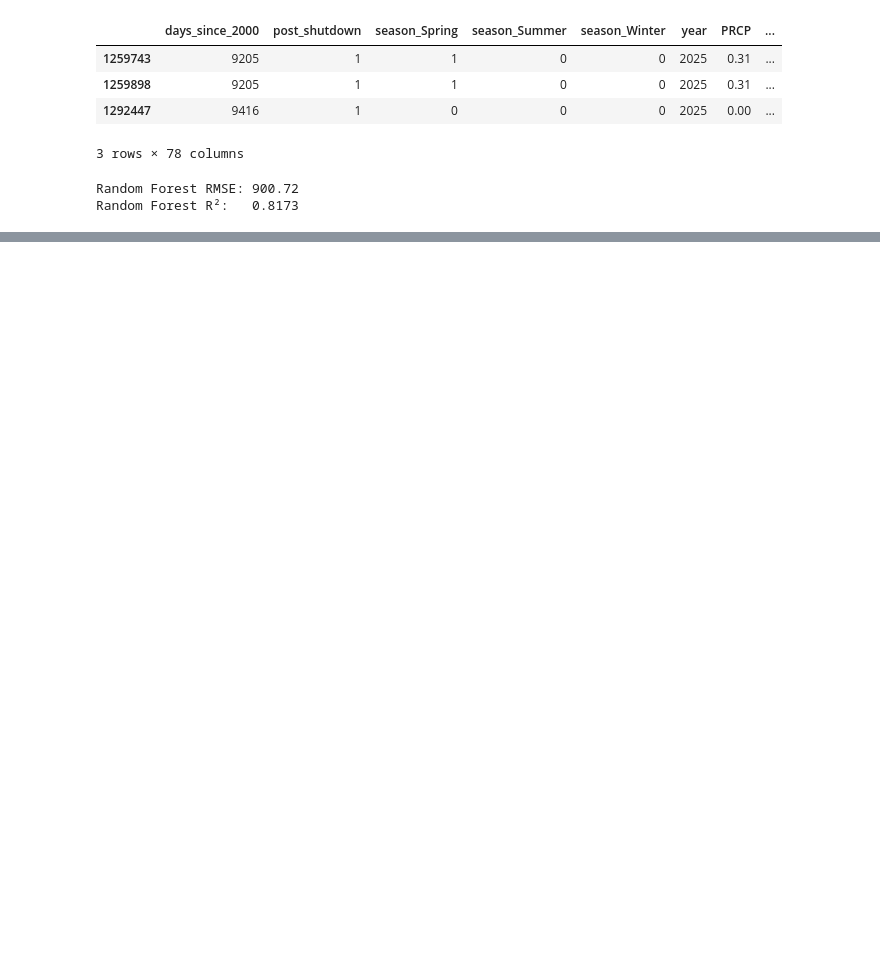
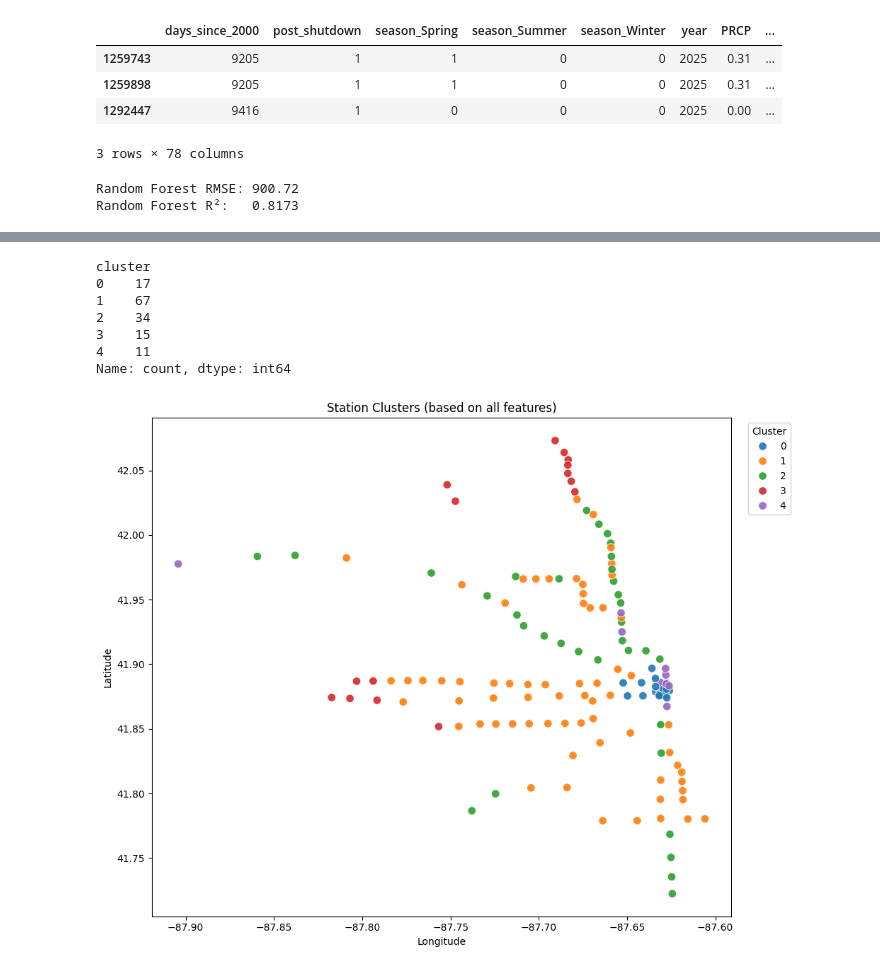
Before and after one commit to azcao95/cta-ridership-w2026-mads-milestone-2, a Jupyter notebook: ridership.ipynb, the cells around one changed output, grey strips where cells are left out. Drawn from its saved outputs; the diff is of its cells as text; code cells hidden in the pictures; blank space fills up the shorter version.

Commit message:
clustering

```diff
--- a/ridership.ipynb
+++ b/ridership.ipynb
@@ -822,0 +974,53 @@ NameError: name 'PCA' is not defined
+# %%
+
+# Use all ridership-average features created in si_gdf_avg_ridership
+exclude_cols = {"MAP_ID", "STATION_NAME", "stationname"}
+clustering_cols = [
+    c for c in si_gdf_avg_ridership.columns
+    if c not in exclude_cols and not c.startswith("geometry")
+]
+
+if not clustering_cols:
+    raise ValueError("No *_avg_rides columns found in si_gdf_avg_ridership.")
+
+# Build clustering matrix (median-impute missing values)
+X_cluster = si_gdf_avg_ridership[clustering_cols].copy()
+X_cluster = X_cluster.apply(pd.to_numeric, errors="coerce")
+X_cluster = X_cluster.fillna(X_cluster.median())
+
+# Scale + cluster
+X_scaled = StandardScaler().fit_transform(X_cluster)
+
+k = 5  # adjust if needed
+kmeans = KMeans(n_clusters=k, random_state=42, n_init=10)
+si_gdf_avg_ridership["cluster"] = kmeans.fit_predict(X_scaled)
+
+# Quick summary
+print(si_gdf_avg_ridership["cluster"].value_counts().sort_index())
+
+# Plot clusters by station location
+plt.figure(figsize=(10, 8))
+sns.scatterplot(
+    data=si_gdf_avg_ridership,
+    x="longitude",
+    y="latitude",
+    hue="cluster",
+    palette="tab10",
+    s=70,
+    alpha=0.9
+)
+plt.title("Station Clusters (based on all features)")
+plt.xlabel("Longitude")
+plt.ylabel("Latitude")
+plt.legend(title="Cluster", bbox_to_anchor=(1.02, 1), loc="upper left")
+plt.tight_layout()
+plt.show()
+# %% [output]
+cluster
+0    17
+1    67
+2    34
+3    15
+4    11
+Name: count, dtype: int64
+[figure, added]
```
Also changed, not shown: parts of 18 cells of this notebook.
